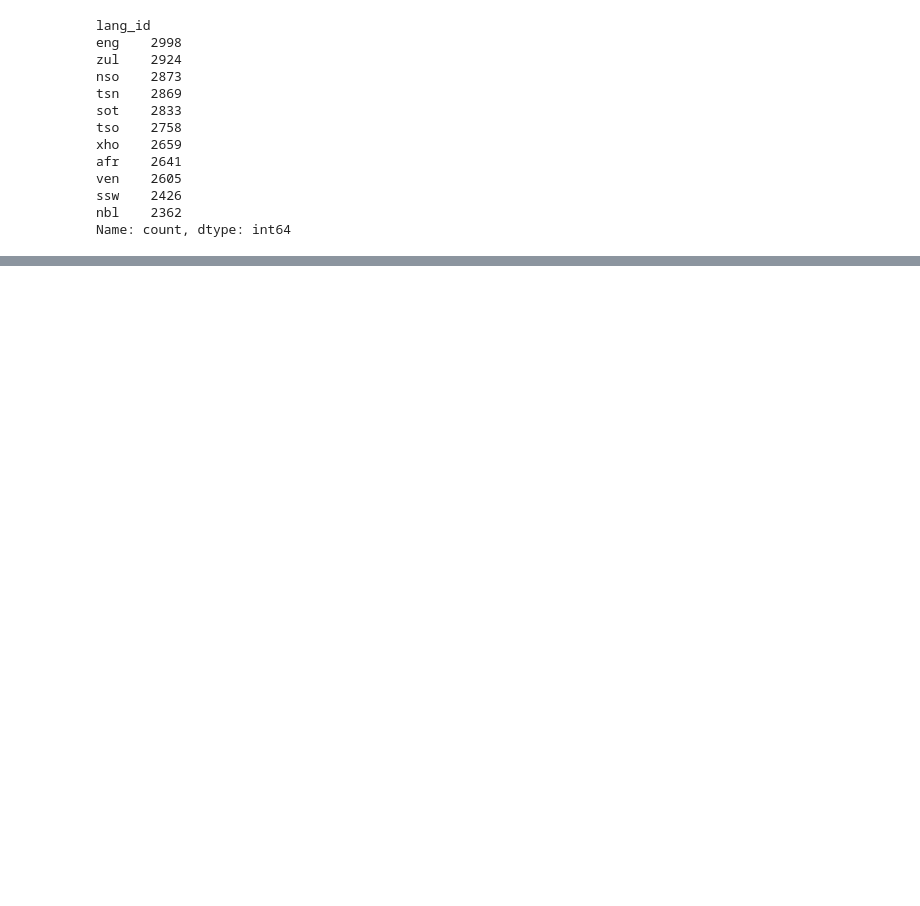
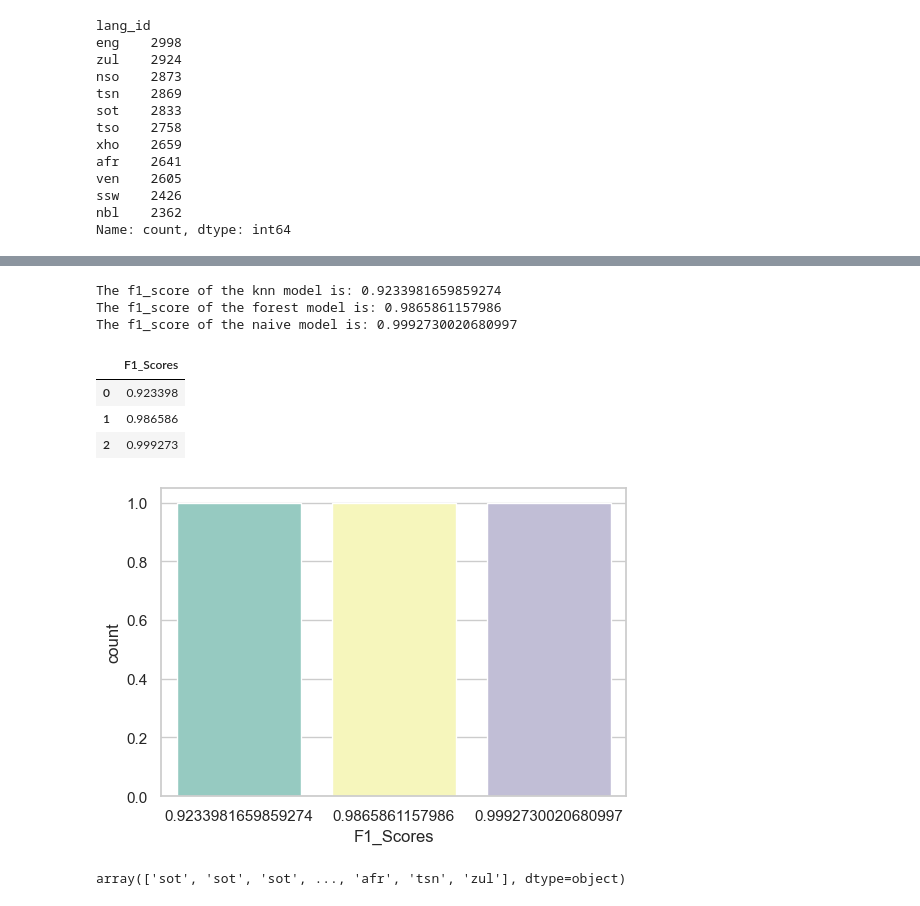
Before and after one commit to fatimahassan99/South-African-language-Identification-Hackathon-, a Jupyter notebook: South African language Identification Notebook .ipynb, the cells around one changed output, grey strips where cells are left out. Cells and saved outputs as stored; diff of their text form; code cells hidden in the pictures; blank space fills up the shorter version.

```diff
--- a/South African language Identification Notebook .ipynb
+++ b/South African language Identification Notebook .ipynb
@@ -414,0 +525,5 @@ Precision:  0.9947933528031085
+# %%
+#fitting the model
+clf.fit(X_train, y_train)
+knn.fit(X_train, y_train)
+naive_bayes.fit(X_train, y_train)
@@ -414,0 +532,5 @@ Precision:  0.9947933528031085
+# %%
+#apply prediction to the model
+y_pred = clf.predict(X_test)
+y_knn = knn.predict(X_test)
+y_nv = naive_bayes.predict(X_test)
@@ -414,0 +549,29 @@ Precision:  0.9947933528031085
+# %%
+#f1_score for the knn model
+f1_knn = f1_score(y_test, y_knn, average = 'weighted')
+print("The f1_score of the knn model is: {}".format(f1_knn))
+#f1_score for RandomForestClassifier model
+f1_clf = f1_score(y_test, y_pred, average = 'weighted')
+print("The f1_score of the forest model is: {}".format(f1_clf))
+#f1_score for the naive model
+f1_naive = f1_score(y_test, y_nv, average = 'weighted')
+print("The f1_score of the naive model is: {}".format(f1_naive))
+# %% [output]
+The f1_score of the knn model is: 0.9233981659859274
+The f1_score of the forest model is: 0.9865861157986
+The f1_score of the naive model is: 0.9992730020680997
+# %%
+performance = pd.DataFrame([f1_knn, f1_clf, f1_naive], columns=['F1_Scores'])
+performance.head()
+# %% [output]
+|  | F1_Scores |
+| 0 | 0.923398 |
+| 1 | 0.986586 |
+| 2 | 0.999273 |
+# %%
+#using seaborn's countplot function
+fig, axis = plt.subplots(figsize=(6, 4))
+axis = sns.countplot(x='F1_Scores', data=performance, palette="Set3")
+plt.show()
+# %% [output]
+[figure, added]
@@ -414,0 +581,6 @@ Precision:  0.9947933528031085
+# %%
+#transforming the prediction from numbers to word
+prediction = le.inverse_transform(prediction)
+prediction
+# %% [output]
+array(['sot', 'sot', 'sot', ..., 'afr', 'tsn', 'zul'], dtype=object)
```
Also changed, not shown: parts of 52 cells of this notebook.
